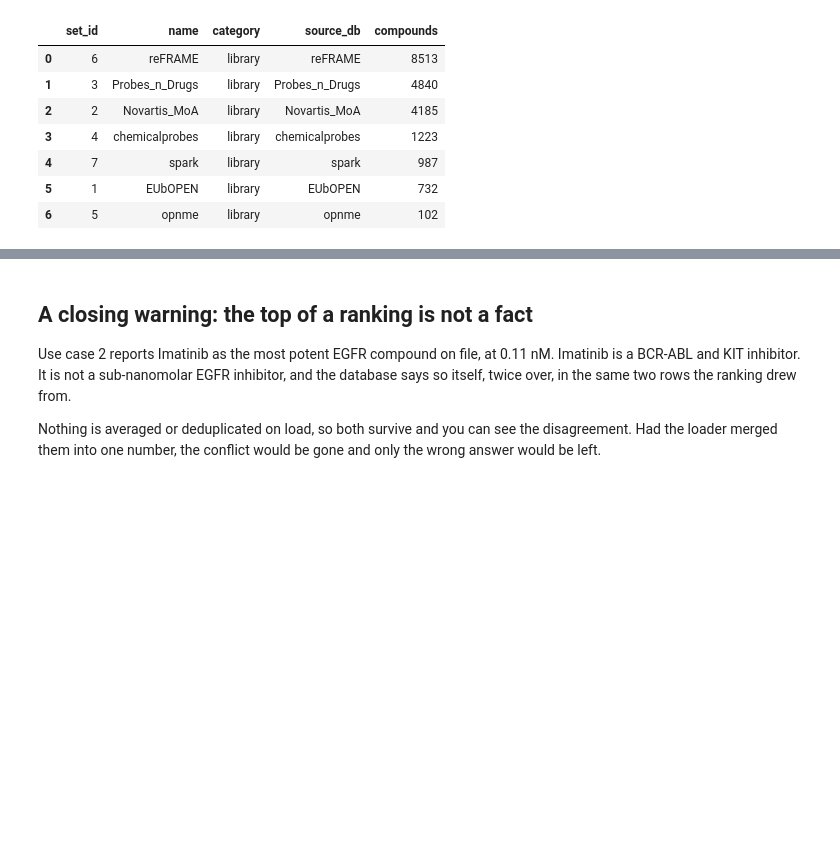
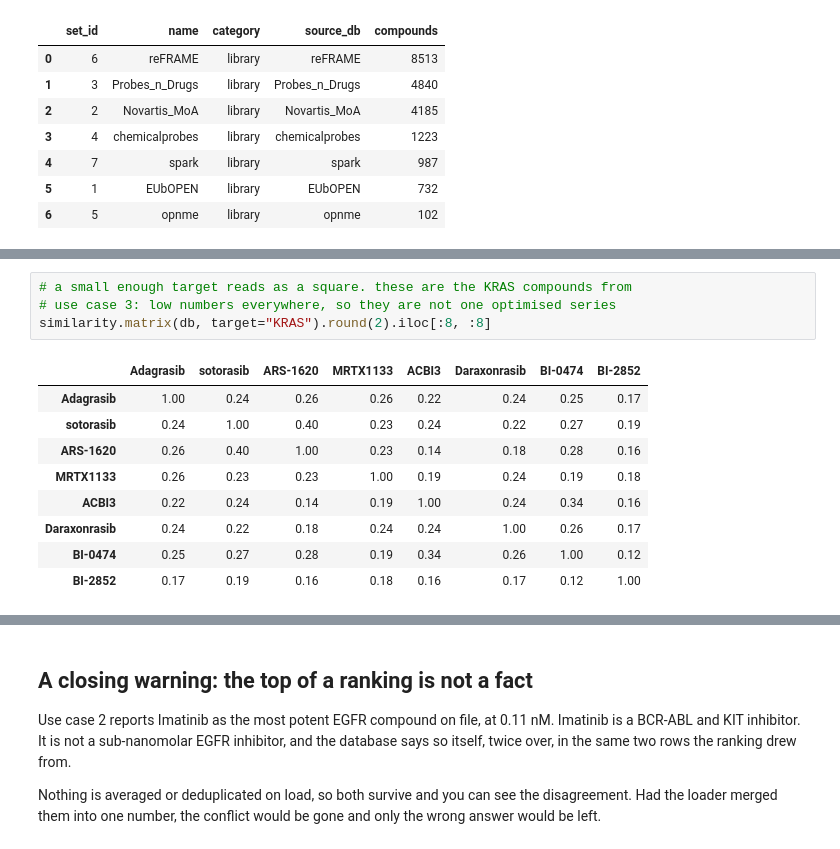
Before and after one commit to SCHMM-MelMar/Summer-School-2026, a Jupyter notebook: examples/use_cases.ipynb, the cells around one changed output, grey strips where cells are left out. Drawn from its saved outputs; the diff is of its cells as text; blank space fills up the shorter version.

```diff
--- a/examples/use_cases.ipynb
+++ b/examples/use_cases.ipynb
@@ -442,0 +493,14 @@ db.sets()
+# %%
+# a small enough target reads as a square. these are the KRAS compounds from
+# use case 3: low numbers everywhere, so they are not one optimised series
+similarity.matrix(db, target="KRAS").round(2).iloc[:8, :8]
+# %% [output]
+|  | Adagrasib | sotorasib | ARS-1620 | MRTX1133 | ACBI3 | Daraxonrasib | BI-0474 | BI-2852 |
+| Adagrasib | 1.00 | 0.24 | 0.26 | 0.26 | 0.22 | 0.24 | 0.25 | 0.17 |
+| sotorasib | 0.24 | 1.00 | 0.40 | 0.23 | 0.24 | 0.22 | 0.27 | 0.19 |
+| ARS-1620 | 0.26 | 0.40 | 1.00 | 0.23 | 0.14 | 0.18 | 0.28 | 0.16 |
+| MRTX1133 | 0.26 | 0.23 | 0.23 | 1.00 | 0.19 | 0.24 | 0.19 | 0.18 |
+| ACBI3 | 0.22 | 0.24 | 0.14 | 0.19 | 1.00 | 0.24 | 0.34 | 0.16 |
+| Daraxonrasib | 0.24 | 0.22 | 0.18 | 0.24 | 0.24 | 1.00 | 0.26 | 0.17 |
+| BI-0474 | 0.25 | 0.27 | 0.28 | 0.19 | 0.34 | 0.26 | 1.00 | 0.12 |
+| BI-2852 | 0.17 | 0.19 | 0.16 | 0.18 | 0.16 | 0.17 | 0.12 | 1.00 |
```
Also changed, not shown: parts of 4 cells of this notebook, 4 other files.
